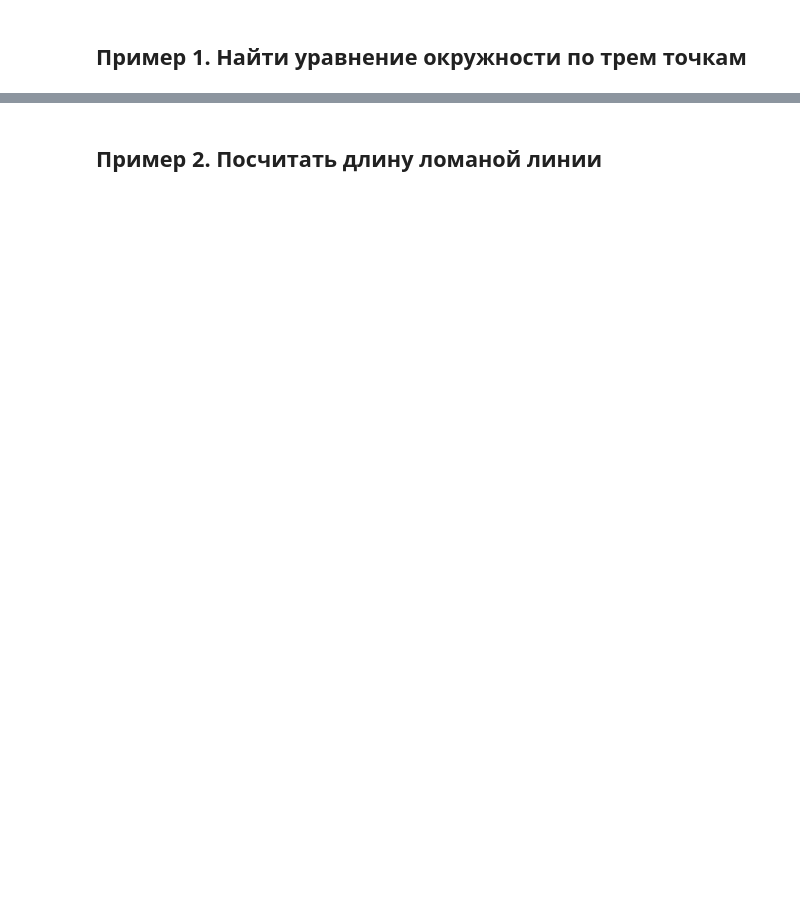
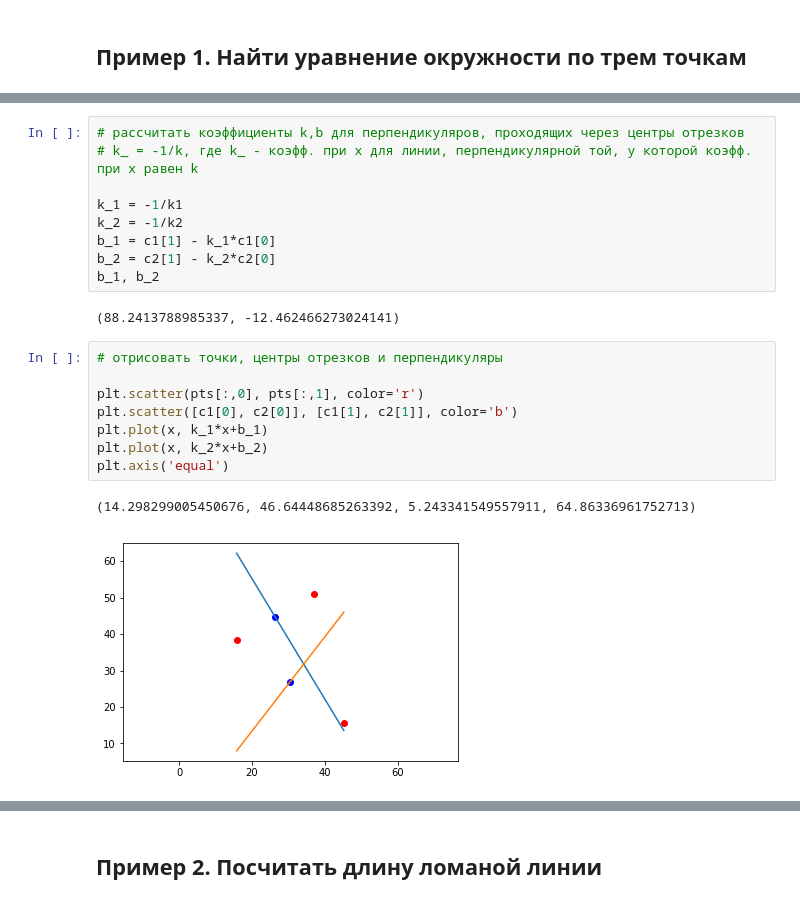
Before and after one commit to BoberSA/PythonCourse, a Jupyter notebook: Lecture_3/Lecture_3.ipynb, the cells around one changed output, grey strips where cells are left out. Saved outputs shown, nothing was run; the diff lists cells and outputs as text; blank space fills up the shorter version.

```diff
--- a/Lecture_3/Lecture_3.ipynb
+++ b/Lecture_3/Lecture_3.ipynb
@@ -22,0 +109,22 @@ import matplotlib.pyplot as plt
+# %%
+# рассчитать коэффициенты k,b для перпендикуляров, проходящих через центры отрезков
+# k_ = -1/k, где k_ - коэфф. при x для линии, перпендикулярной той, у которой коэфф. при x равен k
+
+k_1 = -1/k1
+k_2 = -1/k2
+b_1 = c1[1] - k_1*c1[0]
+b_2 = c2[1] - k_2*c2[0]
+b_1, b_2
+# %% [output]
+(88.2413788985337, -12.462466273024141)
+# %%
+# отрисовать точки, центры отрезков и перпендикуляры
+
+plt.scatter(pts[:,0], pts[:,1], color='r')
+plt.scatter([c1[0], c2[0]], [c1[1], c2[1]], color='b')
+plt.plot(x, k_1*x+b_1)
+plt.plot(x, k_2*x+b_2)
+plt.axis('equal')
+# %% [output]
+(14.298299005450676, 46.64448685263392, 5.243341549557911, 64.86336961752713)
+[figure, added]
```
Also changed, not shown: parts of 29 cells of this notebook.
